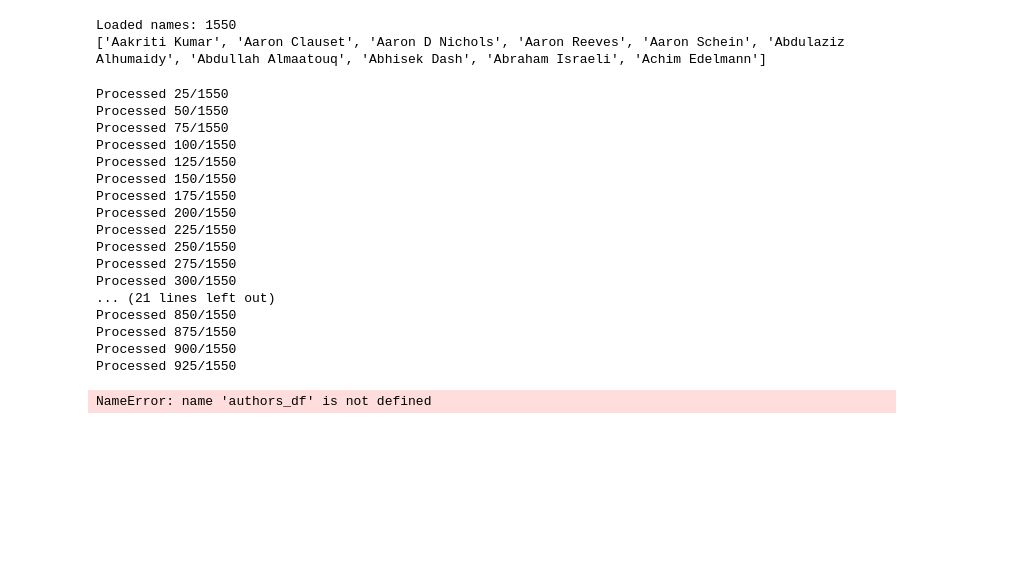
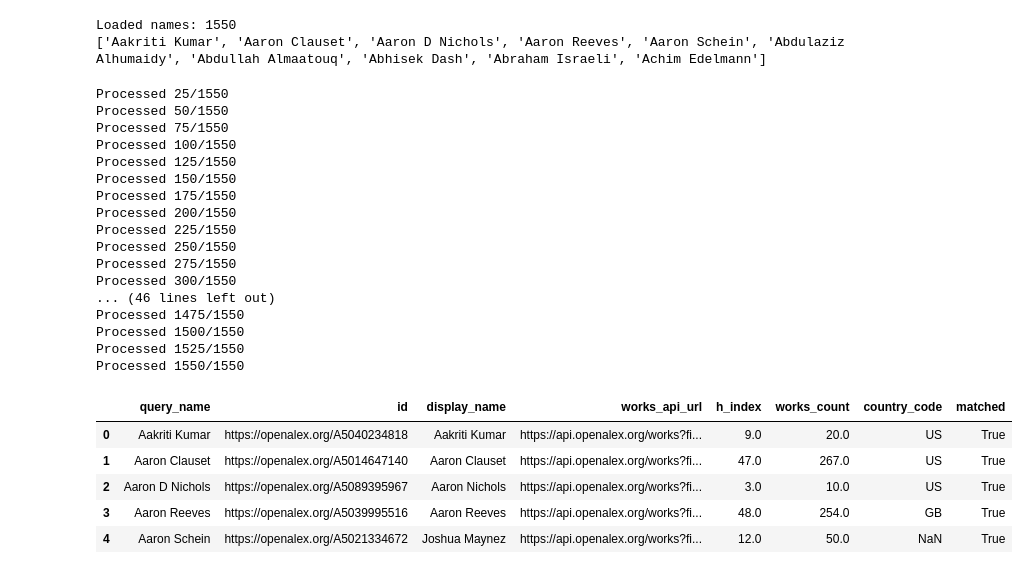
Before and after one commit to Mikel-Yu/comsocsci2026_private, a Jupyter notebook: lectures/Week2.ipynb, the cells around one changed output. Drawn from its saved outputs; the diff is of its cells as text; code cells hidden in the pictures; blank space fills up the shorter version.

```diff
--- a/lectures/Week2.ipynb
+++ b/lectures/Week2.ipynb
@@ -184,14 +184,22 @@ session = requests.Session()
 session.headers.update({"User-Agent": "Mozilla/5.0 (IC2S2 name lookup)"})
 
 PER_PAGE = 5
-OPENALEX_API_KEY = "https://api.openalex.org/authors"
+OPENALEX_API_KEY = "NkafC7tV5c7anrujEZT7xI".strip()
 
 def fetch_author_row(query_name: str) -> dict:
     url = "https://api.openalex.org/authors"
     params = {
         "search": query_name,
         "per-page": PER_PAGE,
-        "select": "id,display_name,display_name_alternatives,works_api_url,h_index,works_count,last_known_institution",
+        "select": ",".join([
+            "id",
+            "display_name",
+            "display_name_alternatives",
+            "works_api_url",
+            "works_count",
+            "summary_stats",
+            "last_known_institutions"
+        ]),
         "api_key": OPENALEX_API_KEY
     }
 
@@ -214,19 +222,26 @@ def fetch_author_row(query_name: str) -> dict:
 
     best = max(results, key=lambda c: candidate_best_name_match_score(query_name, c))
 
-    inst = best.get("last_known_institution") or {}
+    # h-index lives in summary_stats
+    summary = best.get("summary_stats") or {}
+    h_index = summary.get("h_index")
+
+    # last_known_institutions is a LIST; take the first one (most recent)
+    insts = best.get("last_known_institutions") or []
+    country_code = insts[0].get("country_code") if insts else None
+
     return {
         "query_name": query_name,
         "id": best.get("id"),
         "display_name": best.get("display_name"),
         "works_api_url": best.get("works_api_url"),
-        "h_index": best.get("h_index"),
+        "h_index": h_index,
         "works_count": best.get("works_count"),
-        "country_code": inst.get("country_code"),
+        "country_code": country_code,
         "matched": True
     }
 # %%
-SLEEP = 0.3
+SLEEP = 0.12
 rows = []
 
 for i, name in enumerate(canonical_names, 1):
@@ -238,39 +253,43 @@ for i, name in enumerate(canonical_names, 1):
             "id": None,
             "display_name": None,
             "works_api_url": None,
             "h_index": None,
             "works_count": None,
             "country_code": None,
             "matched": False,
             "error": str(e)
         })
 
     if i % 25 == 0:
         print(f"Processed {i}/{len(canonical_names)}")
     time.sleep(SLEEP)
 
 authors_df = pd.DataFrame(rows)
 authors_df.to_csv("openalex_authors_from_cleaned_names.csv", index=False)
 authors_df.head()
 # %% [output]
 Processed 25/1550
 Processed 50/1550
 Processed 75/1550
 Processed 100/1550
 Processed 125/1550
 Processed 150/1550
 Processed 175/1550
 Processed 200/1550
 Processed 225/1550
 Processed 250/1550
 Processed 275/1550
 Processed 300/1550
-... (21 lines left out)
-Processed 850/1550
-Processed 875/1550
-Processed 900/1550
-Processed 925/1550
+... (46 lines left out)
+Processed 1475/1550
+Processed 1500/1550
+Processed 1525/1550
+Processed 1550/1550
+|  | query_name | id | display_name | works_api_url | h_index | works_count | country_code | matched |
+| 0 | Aakriti Kumar | https://openalex.org/A5040234818 | Aakriti Kumar | https://api.openalex.org/works?fi... | 9.0 | 20.0 | US | True |
+| 1 | Aaron Clauset | https://openalex.org/A5014647140 | Aaron Clauset | https://api.openalex.org/works?fi... | 47.0 | 267.0 | US | True |
+| 2 | Aaron D Nichols | https://openalex.org/A5089395967 | Aaron Nichols | https://api.openalex.org/works?fi... | 3.0 | 10.0 | US | True |
+| 3 | Aaron Reeves | https://openalex.org/A5039995516 | Aaron Reeves | https://api.openalex.org/works?fi... | 48.0 | 254.0 | GB | True |
+| 4 | Aaron Schein | https://openalex.org/A5021334672 | Joshua Maynez | https://api.openalex.org/works?fi... | 12.0 | 50.0 | NaN | True |
 # %%
-authors_df.to_csv("openalex_authors_from_cleaned_names.csv", index=False)
+authors_df.to_csv(" openalex_authors_from_cleaned_names.csv", index=False)
-# %% [output]
-NameError: name 'authors_df' is not defined
```
Also changed, not shown: 2 other files.
